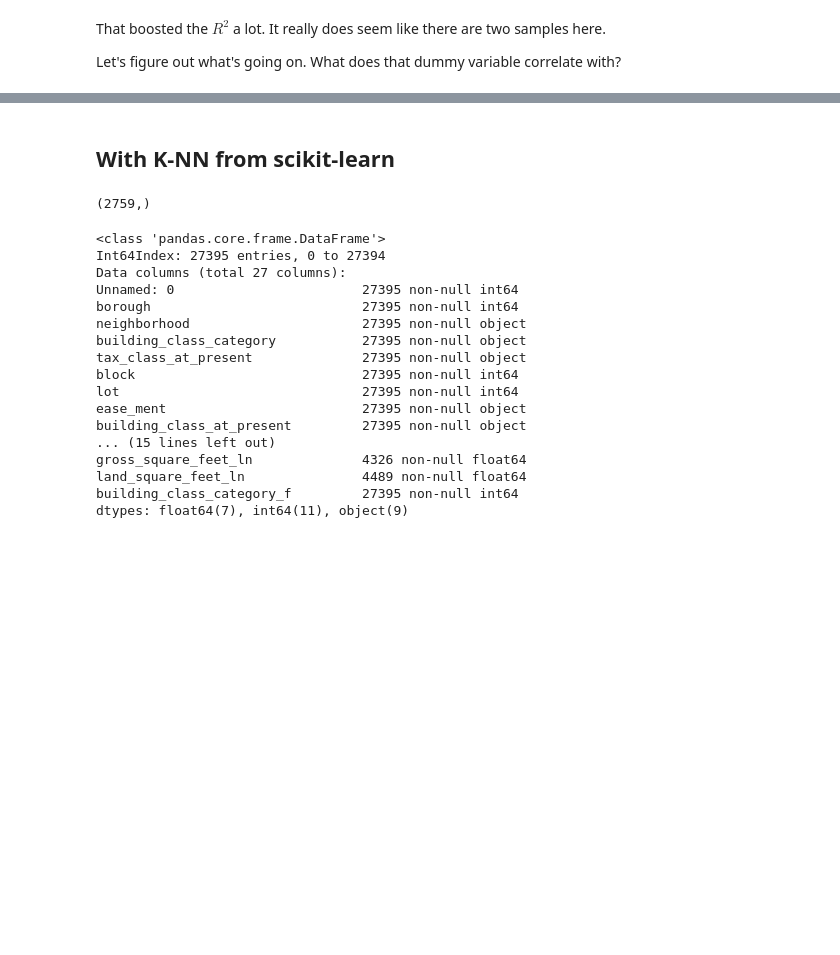
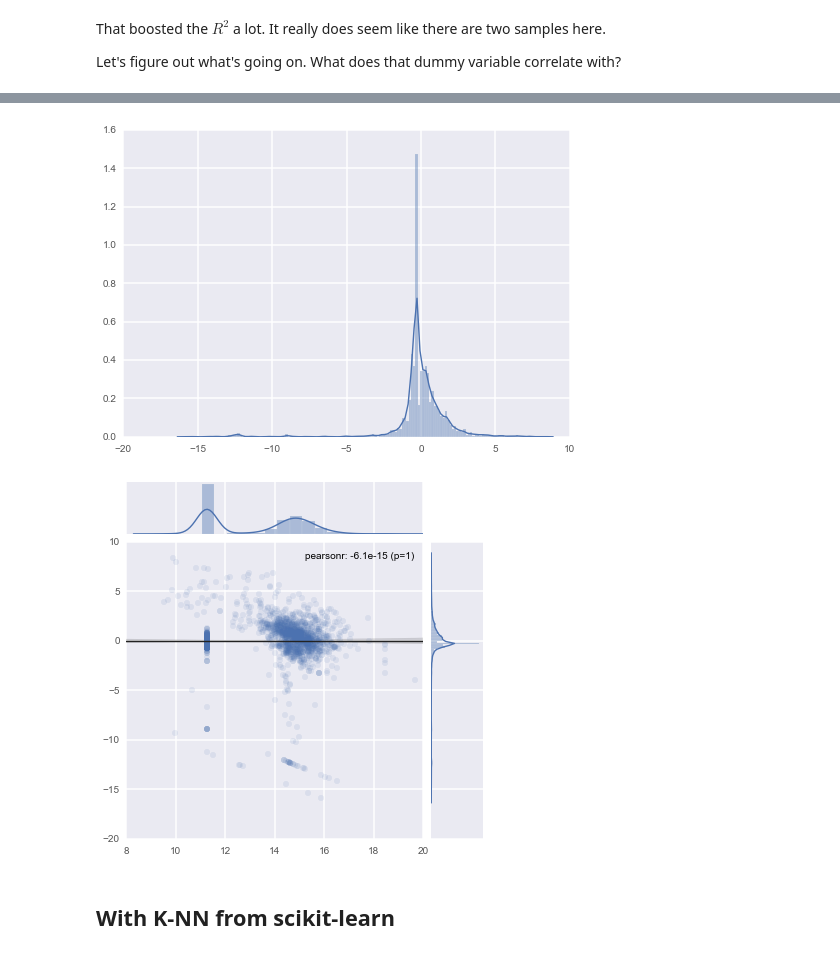
Before and after one commit to TomAugspurger/doing_data_science, a Jupyter notebook: Chapter03--BasicMachineLearningAlogirthms.ipynb, the cells around one changed output, grey strips where cells are left out. Drawn from its saved outputs; the diff is of its cells as text; code cells hidden in the pictures; blank space fills up the shorter version.

```diff
--- a/Chapter03--BasicMachineLearningAlogirthms.ipynb
+++ b/Chapter03--BasicMachineLearningAlogirthms.ipynb
@@ -233,0 +242,5 @@ Let's figure out what's going on. What does that dummy variable correlate with?
+# %%
+mod6 = sm.OLS.from_formula("saleprice_ln ~ land_square_feet_ln + gross_square_feet_ln +"
+                           "neighborhood_f + building_f + year_built", pure)
+res6 = mod6.fit()
+res6.summary()
@@ -234,2 +268,8 @@ Let's figure out what's going on. What does that dummy variable correlate with?
+# %%
+sns.distplot(res6.resid)
+sns.regplot(res6.fittedvalues, res5.resid)
+# %% [output]
+[figure, added]
+[figure, added]
 # %% [markdown]
 ## With K-NN from scikit-learn
@@ -238,24 +275,0 @@ y = df.dropna().saleprice_ln.values
-# %%
-y.shape
-# %% [output]
-(2759,)
-# %%
-df.info()
-# %% [output]
-<class 'pandas.core.frame.DataFrame'>
-Int64Index: 27395 entries, 0 to 27394
-Data columns (total 27 columns):
-Unnamed: 0                        27395 non-null int64
-borough                           27395 non-null int64
-neighborhood                      27395 non-null object
-building_class_category           27395 non-null object
-tax_class_at_present              27395 non-null object
-block                             27395 non-null int64
-lot                               27395 non-null int64
-ease_ment                         27395 non-null object
-building_class_at_present         27395 non-null object
-... (15 lines left out)
-gross_square_feet_ln              4326 non-null float64
-land_square_feet_ln               4489 non-null float64
-building_class_category_f         27395 non-null int64
-dtypes: float64(7), int64(11), object(9)
```
Also changed, not shown: parts of 27 cells of this notebook.
